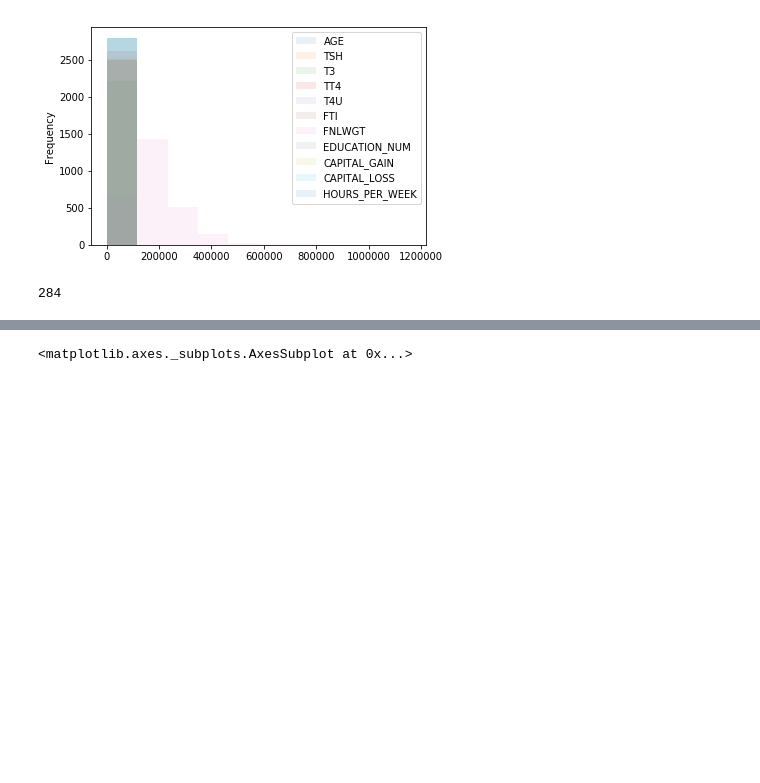
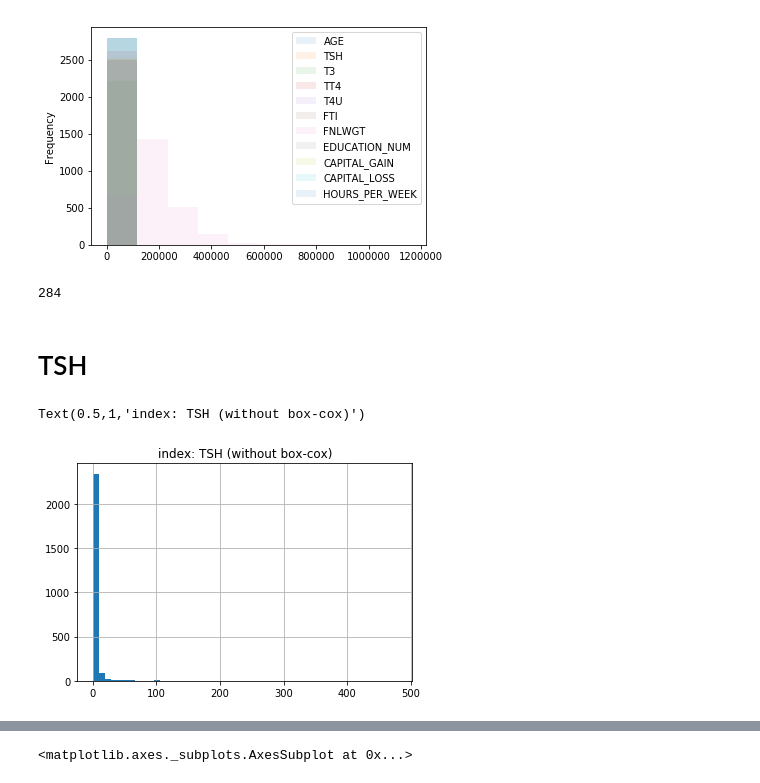
Before and after one commit to PeterJurkacek/IAU_2018_Jurkacek_Vyskoc, a Jupyter notebook: Jurkacek_Vyskoc_predspracovanie.ipynb, the cells around one changed output, grey strips where cells are left out. Drawn from its saved outputs; the diff is of its cells as text; code cells hidden in the pictures; blank space fills up the shorter version.

```diff
--- a/Jurkacek_Vyskoc_predspracovanie.ipynb
+++ b/Jurkacek_Vyskoc_predspracovanie.ipynb
@@ -468,4 +457,14 @@ numeric_data.plot.hist(alpha=0.1)
 data['TSH'].isna().sum()
 # %% [output]
 284
+# %% [markdown]
+# TSH
+# %%
+index = 'TSH'
+transformed = data['TSH'].dropna()
+pom = pd.Series(transformed).hist(bins=50)
+pom.set_title(f"index: {index} (without box-cox)")
+# %% [output]
+Text(0.5,1,'index: TSH (without box-cox)')
+[figure, added]
 # %%
```
Also changed, not shown: parts of 27 cells of this notebook.
